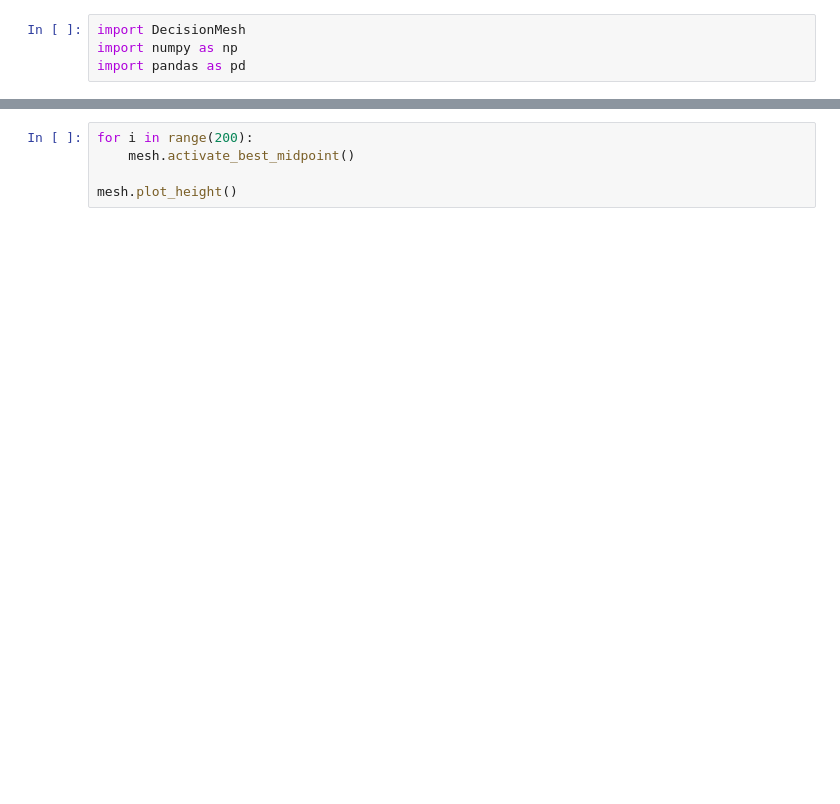
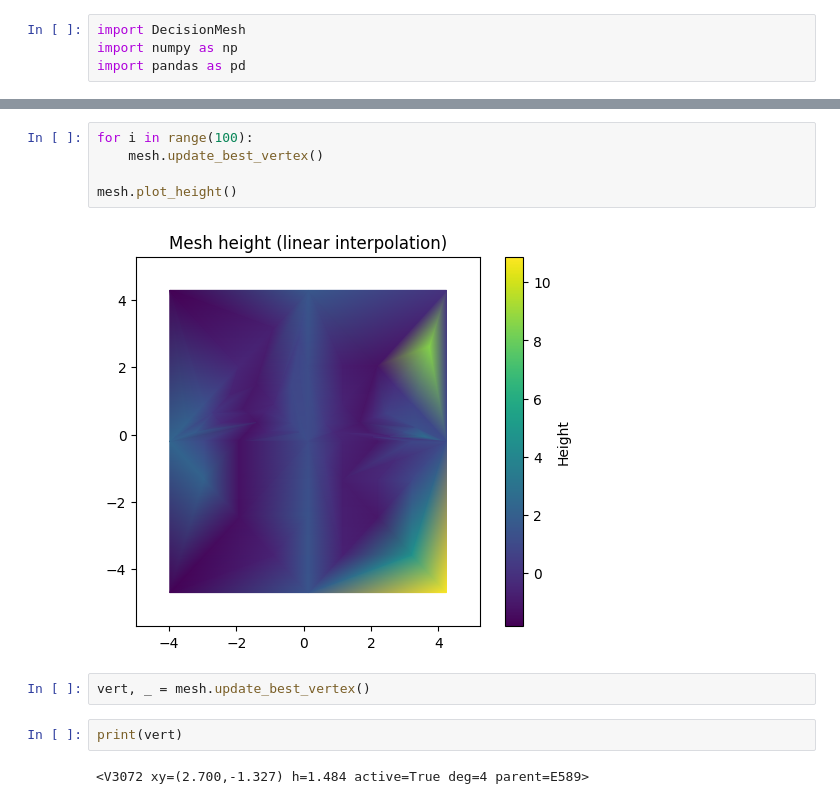
Before and after one commit to sbabichenko/Decision-Mesh, a Jupyter notebook: Mesh Tester.ipynb, the cells around one changed output, grey strips where cells are left out. Cells and saved outputs as stored; diff of their text form; blank space fills up the shorter version.

Commit message:
modified update technique to be more local and apply to already active vertices

```diff
--- a/Mesh Tester.ipynb
+++ b/Mesh Tester.ipynb
@@ -281,5 +312,13 @@ for mid in list(mesh.midpoints):
 # %%
-for i in range(200):
-    mesh.activate_best_midpoint()
+for i in range(100):
+    mesh.update_best_vertex()
 
 mesh.plot_height()
+# %% [output]
+[figure, added]
+# %%
+vert, _ = mesh.update_best_vertex()
+# %%
+print(vert)
+# %% [output]
+<V3072 xy=(2.700,-1.327) h=1.484 active=True deg=4 parent=E589>
```
Also changed, not shown: parts of 13 cells of this notebook, 1 other file.
